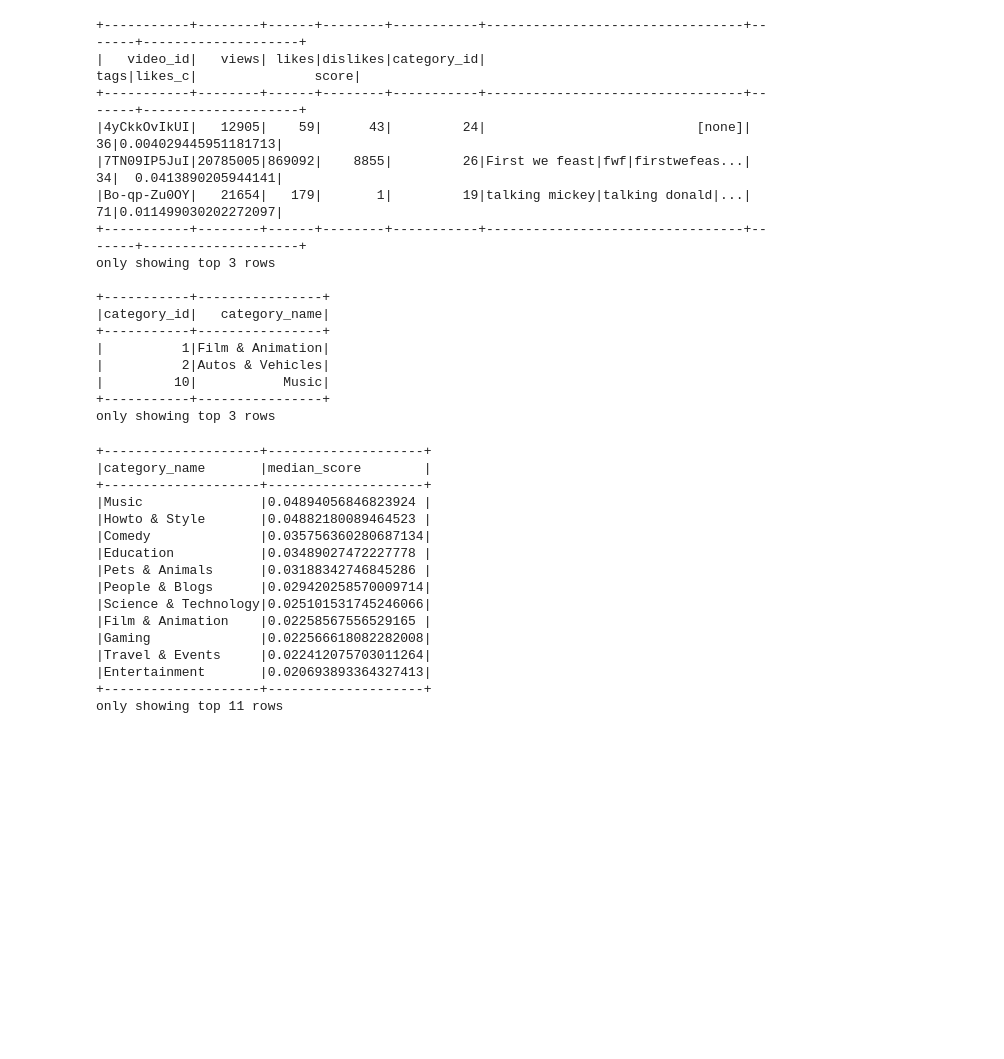
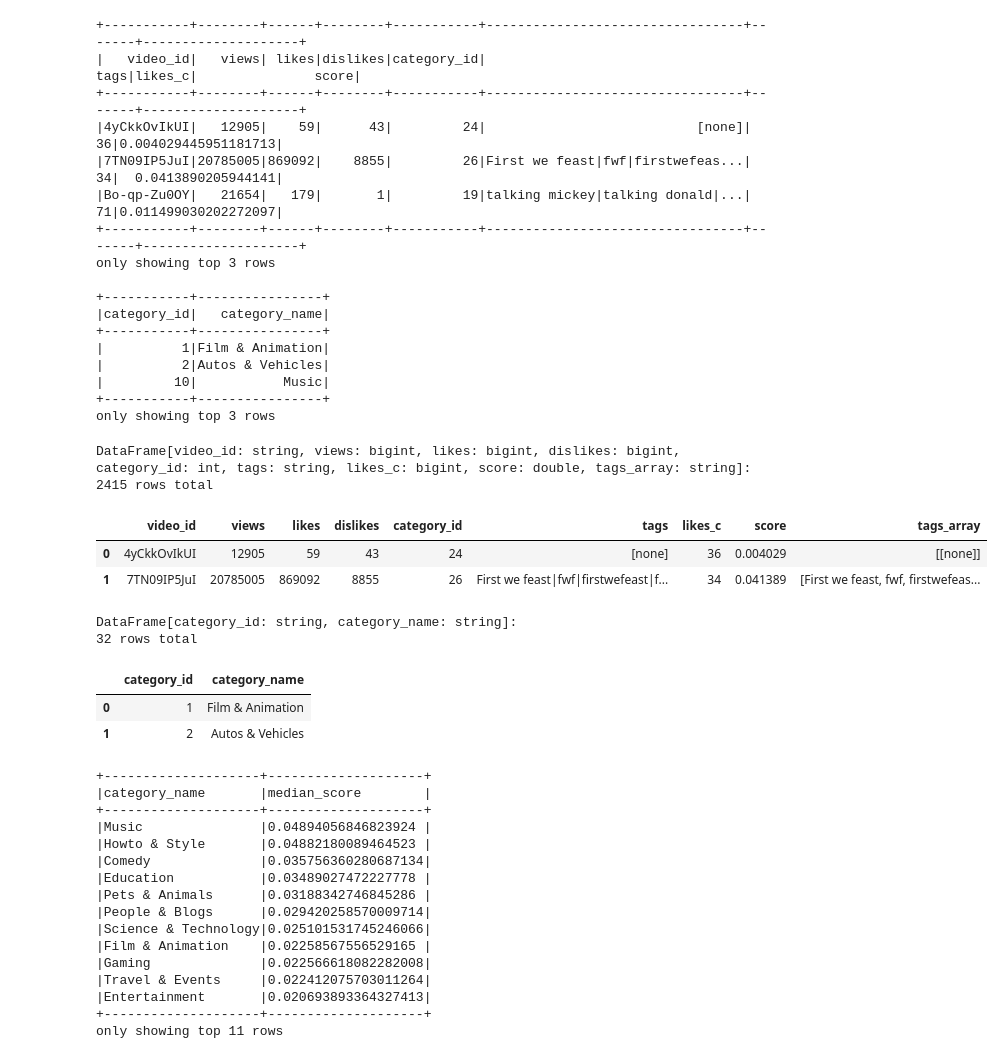
Before and after one commit to dataengy/pyspark_course_excercises, a Jupyter notebook: hw1/notebooks/Video Scoring-solution.ipynb, the cells around one changed output. Cells and saved outputs as stored; diff of their text form; code cells hidden in the pictures; blank space fills up the shorter version.

```diff
--- a/hw1/notebooks/Video Scoring-solution.ipynb
+++ b/hw1/notebooks/Video Scoring-solution.ipynb
@@ -284,7 +352,13 @@ df.limit(3).toPandas().T
 #      - просмотры,
 #      - лайки, дизлайки видео,
 #      - лайки и дизлайки к комментариям к видео
+
 # videos = videos_src
+
+# Make repartition for videos and bucketing both by 100 partitions/buckets for comments 1st for optimizing JOIN
+videos = videos.repartition(100)
+comments_by_video = comments_by_video.repartitionByRange(100, "video_id")
+
 videos = (
     videos.select('video_id', 'views', 'likes', 'dislikes', 'category_id', 'tags'\
          ).join(comments_by_video
@@ -385,7 +457,7 @@ categories_df.cache().show(5, False)
 +-----------+----------------+
 only showing top 5 rows
 # %%
-for df in (videos, categories_df): df.show(3, 33), df.count()
+for df in (videos_src, categories_df): df.show(3, 33), df.count()
 # %% [output]
 +-----------+--------+------+--------+-----------+---------------------------------+-------+--------------------+
 |   video_id|   views| likes|dislikes|category_id|                             tags|likes_c|               score|
@@ -404,6 +476,39 @@ only showing top 3 rows
 |         10|           Music|
 +-----------+----------------+
 only showing top 3 rows
+# %%
+from loguru import logger as log
+@log.catch
+def show_dfs(*dff, rows=1, width=33):
+  try:
+    if len(dff) == 1: dff = dff[0]
+    if isinstance(dff, str): dff = dff.split(' ')
+
+    for dfn in dff: #df = eval(dfn); \
+      if isinstance(dfn, str):
+        print(dfn, f"{(df := eval(dfn)).count()} rows", sep=': '), print(
+              display(df.cache().limit(rows).toPandas()) or '',
+              )
+      elif isinstance(dfn, pyspark.sql.DataFrame):
+         print((df:=dfn), f"{df.count()} rows total", sep=':\n'), print(
+              display(df.cache().limit(rows).toPandas()) or '',
+              )
+
+      else: raise TypeError(f"{dfn=}")
+  except: print(f"{dff=}"), traceback.print_exc()
+
+show_dfs(videos, categories_df, rows=2)
+# %% [output]
+DataFrame[video_id: string, views: bigint, likes: bigint, dislikes: bigint, category_id: int, tags: string, likes_c: bigint, score: double, tags_array: string]:
+2415 rows total
+|  | video_id | views | likes | dislikes | category_id | tags | likes_c | score | tags_array |
+| 0 | 4yCkkOvIkUI | 12905 | 59 | 43 | 24 | [none] | 36 | 0.004029 | [[none]] |
+| 1 | 7TN09IP5JuI | 20785005 | 869092 | 8855 | 26 | First we feast|fwf|firstwefeast|f... | 34 | 0.041389 | [First we feast, fwf, firstwefeas... |
+DataFrame[category_id: string, category_name: string]:
+32 rows total
+|  | category_id | category_name |
+| 0 | 1 | Film & Animation |
+| 1 | 2 | Autos & Vehicles |
 # %%
 # 2) categories_score - по категориям, в котором поля:
 #  - Название категории (не id) -  в US_category_id.json
```
Also changed, not shown: parts of 25 cells of this notebook.
